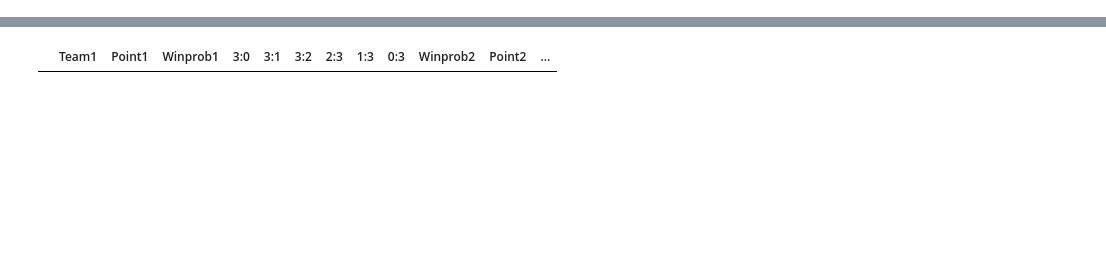
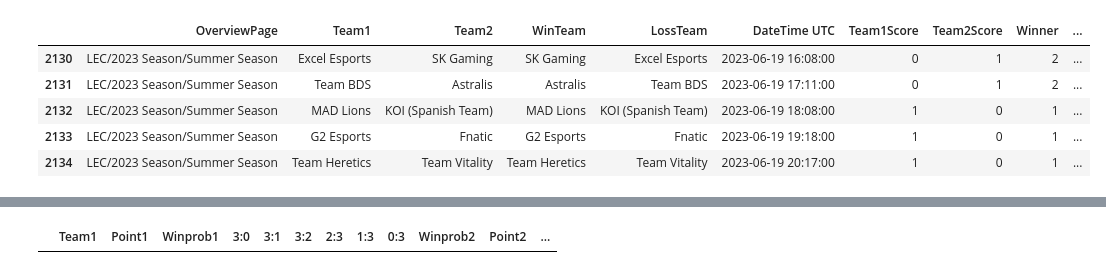
Before and after one commit to posky/LoL-Esports, a Jupyter notebook: glicko_rating_matches.ipynb, the cells around one changed output, grey strips where cells are left out. Cells and saved outputs as stored; diff of their text form; code cells hidden in the pictures; blank space fills up the shorter version.

```diff
--- a/glicko_rating_matches.ipynb
+++ b/glicko_rating_matches.ipynb
@@ -56,3 +84,12 @@ ratings.loc[(ratings["league"] == "LPL") & (ratings["last_game_date"].dt.year ==
+# %%
+scoreboard_games.loc[scoreboard_games['League'] == 'LEC'].tail()
+# %% [output]
+|  | OverviewPage | Team1 | Team2 | WinTeam | LossTeam | DateTime UTC | Team1Score | Team2Score | Winner | ... |
+| 2130 | LEC/2023 Season/Summer Season | Excel Esports | SK Gaming | SK Gaming | Excel Esports | 2023-06-19 16:08:00 | 0 | 1 | 2 | ... |
+| 2131 | LEC/2023 Season/Summer Season | Team BDS | Astralis | Astralis | Team BDS | 2023-06-19 17:11:00 | 0 | 1 | 2 | ... |
+| 2132 | LEC/2023 Season/Summer Season | MAD Lions | KOI (Spanish Team) | MAD Lions | KOI (Spanish Team) | 2023-06-19 18:08:00 | 1 | 0 | 1 | ... |
+| 2133 | LEC/2023 Season/Summer Season | G2 Esports | Fnatic | G2 Esports | Fnatic | 2023-06-19 19:18:00 | 1 | 0 | 1 | ... |
+| 2134 | LEC/2023 Season/Summer Season | Team Heretics | Team Vitality | Team Heretics | Team Vitality | 2023-06-19 20:17:00 | 1 | 0 | 1 | ... |
 # %%
 ratings.loc[(ratings["league"] == "LEC") & (ratings["last_game_date"].dt.year == 2023)]
 # %% [output]
```
Also changed, not shown: parts of 14 cells of this notebook.
